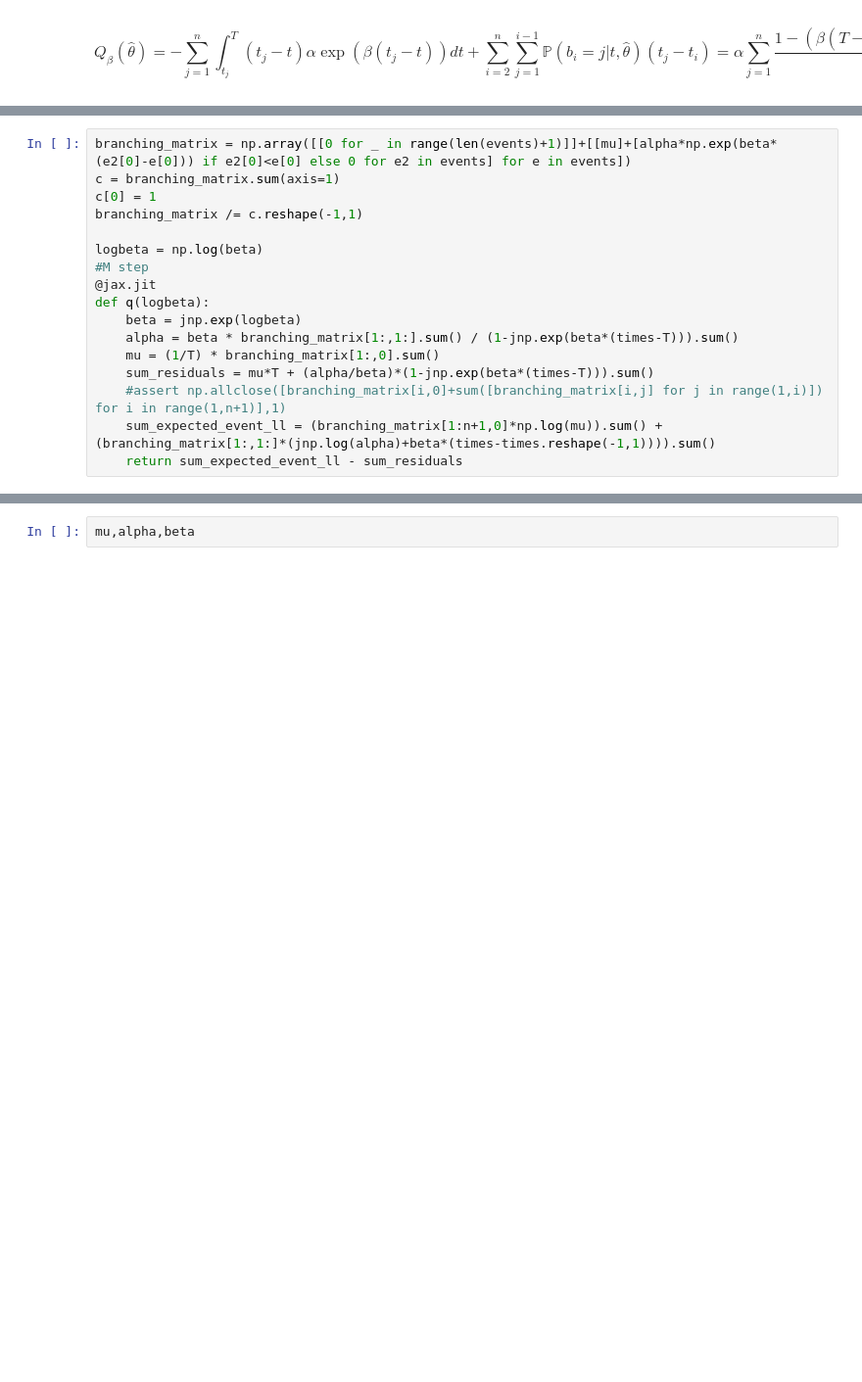
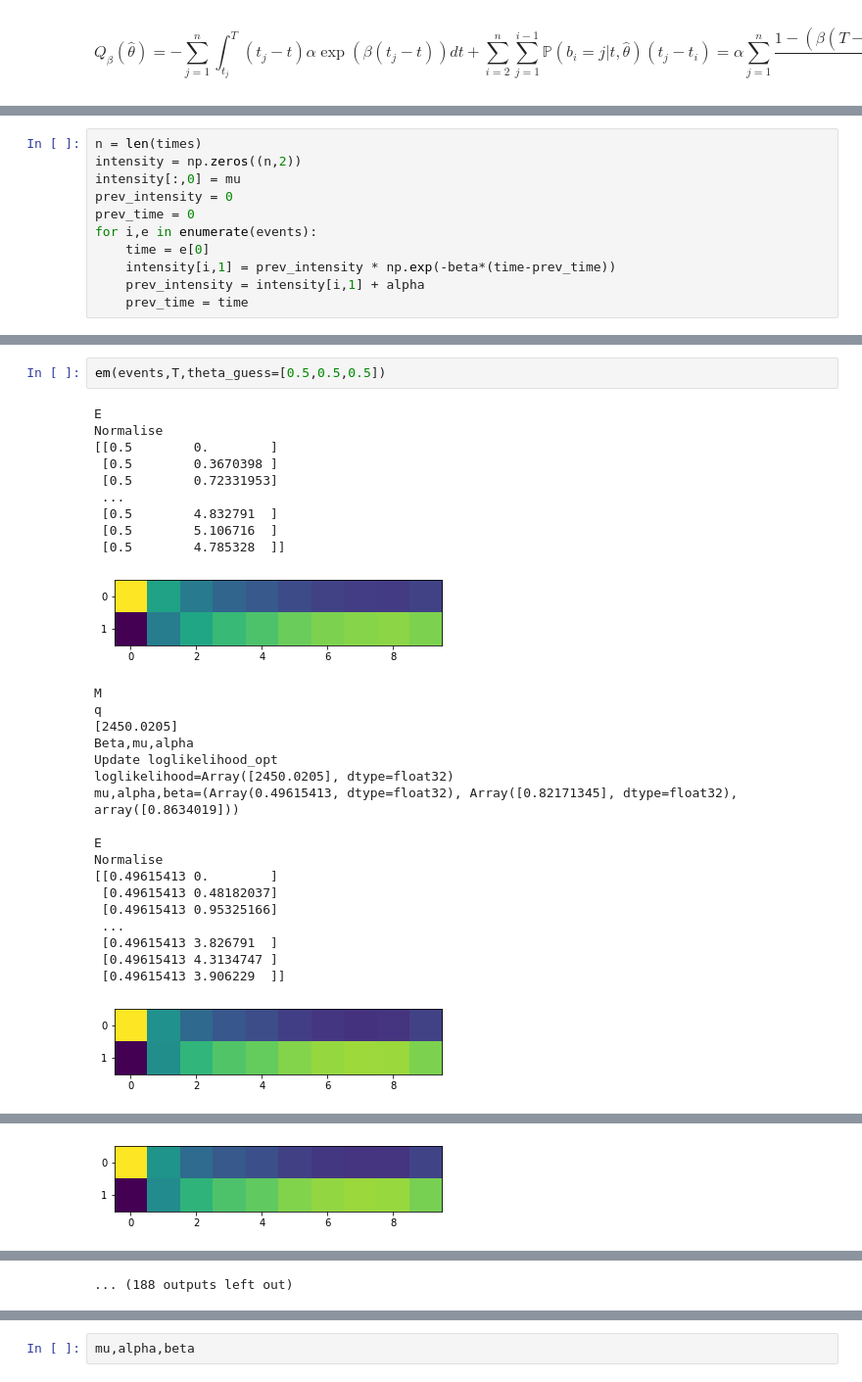
Before and after one commit to odenpetersen/order-book-hawkes, a Jupyter notebook: analysis/Hawkes Process EM Algorithm.ipynb, the cells around one changed output, grey strips where cells are left out. Shown at 98% size. Drawn from its saved outputs; the diff is of its cells as text; blank space fills up the shorter version.

```diff
--- a/analysis/Hawkes Process EM Algorithm.ipynb
+++ b/analysis/Hawkes Process EM Algorithm.ipynb
@@ -86,17 +91,0 @@ plt.imshow(branching_matrix[:20,:20])
-# %%
-branching_matrix = np.array([[0 for _ in range(len(events)+1)]]+[[mu]+[alpha*np.exp(beta*(e2[0]-e[0])) if e2[0]<e[0] else 0 for e2 in events] for e in events])
-c = branching_matrix.sum(axis=1)
-c[0] = 1
-branching_matrix /= c.reshape(-1,1)
-
-logbeta = np.log(beta)
-#M step
-@jax.jit
-def q(logbeta):
-    beta = jnp.exp(logbeta)
-    alpha = beta * branching_matrix[1:,1:].sum() / (1-jnp.exp(beta*(times-T))).sum()
-    mu = (1/T) * branching_matrix[1:,0].sum()
-    sum_residuals = mu*T + (alpha/beta)*(1-jnp.exp(beta*(times-T))).sum()
-    #assert np.allclose([branching_matrix[i,0]+sum([branching_matrix[i,j] for j in range(1,i)]) for i in range(1,n+1)],1)
-    sum_expected_event_ll = (branching_matrix[1:n+1,0]*np.log(mu)).sum() + (branching_matrix[1:,1:]*(jnp.log(alpha)+beta*(times-times.reshape(-1,1)))).sum()
-    return sum_expected_event_ll - sum_residuals
@@ -115,0 +193,11 @@ del x
+# %%
+n = len(times)
+intensity = np.zeros((n,2))
+intensity[:,0] = mu
+prev_intensity = 0
+prev_time = 0
+for i,e in enumerate(events):
+    time = e[0]
+    intensity[i,1] = prev_intensity * np.exp(-beta*(time-prev_time))
+    prev_intensity = intensity[i,1] + alpha
+    prev_time = time
@@ -115,0 +294,31 @@ del x
+# %%
+em(events,T,theta_guess=[0.5,0.5,0.5])
+# %% [output]
+E
+Normalise
+[[0.5        0.        ]
+ [0.5        0.3670398 ]
+ [0.5        0.72331953]
+ ...
+ [0.5        4.832791  ]
+ [0.5        5.106716  ]
+ [0.5        4.785328  ]]
+[figure, added]
+M
+q
+[2450.0205]
+Beta,mu,alpha
+Update loglikelihood_opt
+loglikelihood=Array([2450.0205], dtype=float32)
+mu,alpha,beta=(Array(0.49615413, dtype=float32), Array([0.82171345], dtype=float32), array([0.8634019]))
+
+E
+Normalise
+[[0.49615413 0.        ]
+ [0.49615413 0.48182037]
+ [0.49615413 0.95325166]
+ ...
+ [0.49615413 3.826791  ]
+ [0.49615413 4.3134747 ]
+ [0.49615413 3.906229  ]]
+[figure, added]
@@ -115,0 +342 @@ del x
+[figure, added]
@@ -115,0 +397 @@ del x
+... (188 outputs left out)
```
Also changed, not shown: parts of 21 cells of this notebook, 24 other files.
